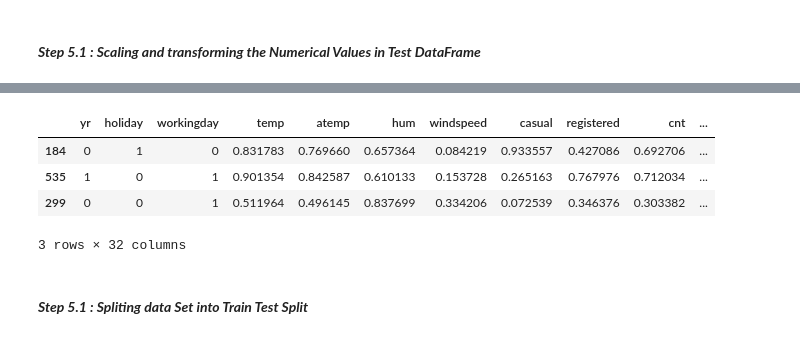
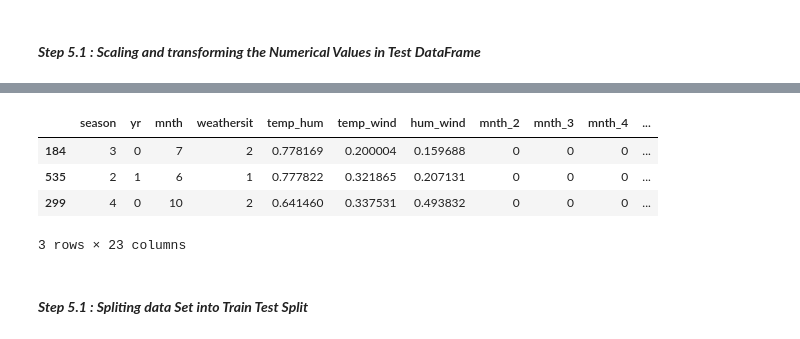
Before and after one commit to AnishRane-cox/Bike-Demand-Prediction-MLR, a Jupyter notebook: Anish_Rane_Shared_Bike.ipynb, the cells around one changed output, grey strips where cells are left out. Drawn from its saved outputs; the diff is of its cells as text; code cells hidden in the pictures.

```diff
--- a/Anish_Rane_Shared_Bike.ipynb
+++ b/Anish_Rane_Shared_Bike.ipynb
@@ -206,7 +357,7 @@ df.head(3)
 # %% [markdown]
 #### ___Step 4.1 : Getting Dummy Variables for the Categorical Variables___
 # %%
-df_dummies = pd.get_dummies(df[['mnth','season', 'weekday', 'weathersit']], drop_first=True).astype('int')
+df_dummies = pd.get_dummies(df[['mnth','season', 'weathersit']], drop_first=True).astype('int')
 df_dummies.nunique()
 # %% [output]
 mnth_2          2
@@ -243,4 +394,4 @@ df.head()
 # %%
-df_wd = pd.concat([df, df_dummies], axis = 1)
-df_wd.head(3)
+df_f = pd.concat([df, df_dummies], axis = 1)
+df_f.head(3)
 # %% [output]
@@ -252,2 +402,0 @@ df_wd.head(3)
-# %%
-df_f = df_wd.drop(['mnth','season', 'weekday', 'weathersit'], axis = 1)
@@ -321,5 +454,5 @@ df_train[num_columns].head(3)
 # %%
-df_train[num_columns] = scaler.fit_transform(df_train[num_columns])
+df_train[['temp_hum','temp_wind','hum_wind']] = scaler.fit_transform(df_train[['temp_hum','temp_wind','hum_wind']])
 # %%
 df_train[num_columns].head(3)
 # %% [output]
@@ -751,13 +789,13 @@ num_columns
 # %%
 # Transforming the numerical values in the test dataframe.
 
-df_test[num_columns] = scaler.transform(df_test[num_columns])
+df_test[['temp_hum','temp_wind','hum_wind']] = scaler.transform(df_test[['temp_hum','temp_wind','hum_wind']])
 df_test.head(3)
 # %% [output]
-|  | yr | holiday | workingday | temp | atemp | hum | windspeed | casual | registered | cnt | ... |
-| 184 | 0 | 1 | 0 | 0.831783 | 0.769660 | 0.657364 | 0.084219 | 0.933557 | 0.427086 | 0.692706 | ... |
-| 535 | 1 | 0 | 1 | 0.901354 | 0.842587 | 0.610133 | 0.153728 | 0.265163 | 0.767976 | 0.712034 | ... |
-| 299 | 0 | 0 | 1 | 0.511964 | 0.496145 | 0.837699 | 0.334206 | 0.072539 | 0.346376 | 0.303382 | ... |
+|  | season | yr | mnth | weathersit | temp_hum | temp_wind | hum_wind | mnth_2 | mnth_3 | mnth_4 | ... |
+| 184 | 3 | 0 | 7 | 2 | 0.778169 | 0.200004 | 0.159688 | 0 | 0 | 0 | ... |
+| 535 | 2 | 1 | 6 | 1 | 0.777822 | 0.321865 | 0.207131 | 0 | 0 | 0 | ... |
+| 299 | 4 | 0 | 10 | 2 | 0.641460 | 0.337531 | 0.493832 | 0 | 0 | 0 | ... |
-3 rows × 32 columns
+3 rows × 23 columns
 # %% [markdown]
 #### ___Step 5.1 : Spliting data Set into Train Test Split___
```
Also changed, not shown: parts of 79 cells of this notebook, 1 other file.
